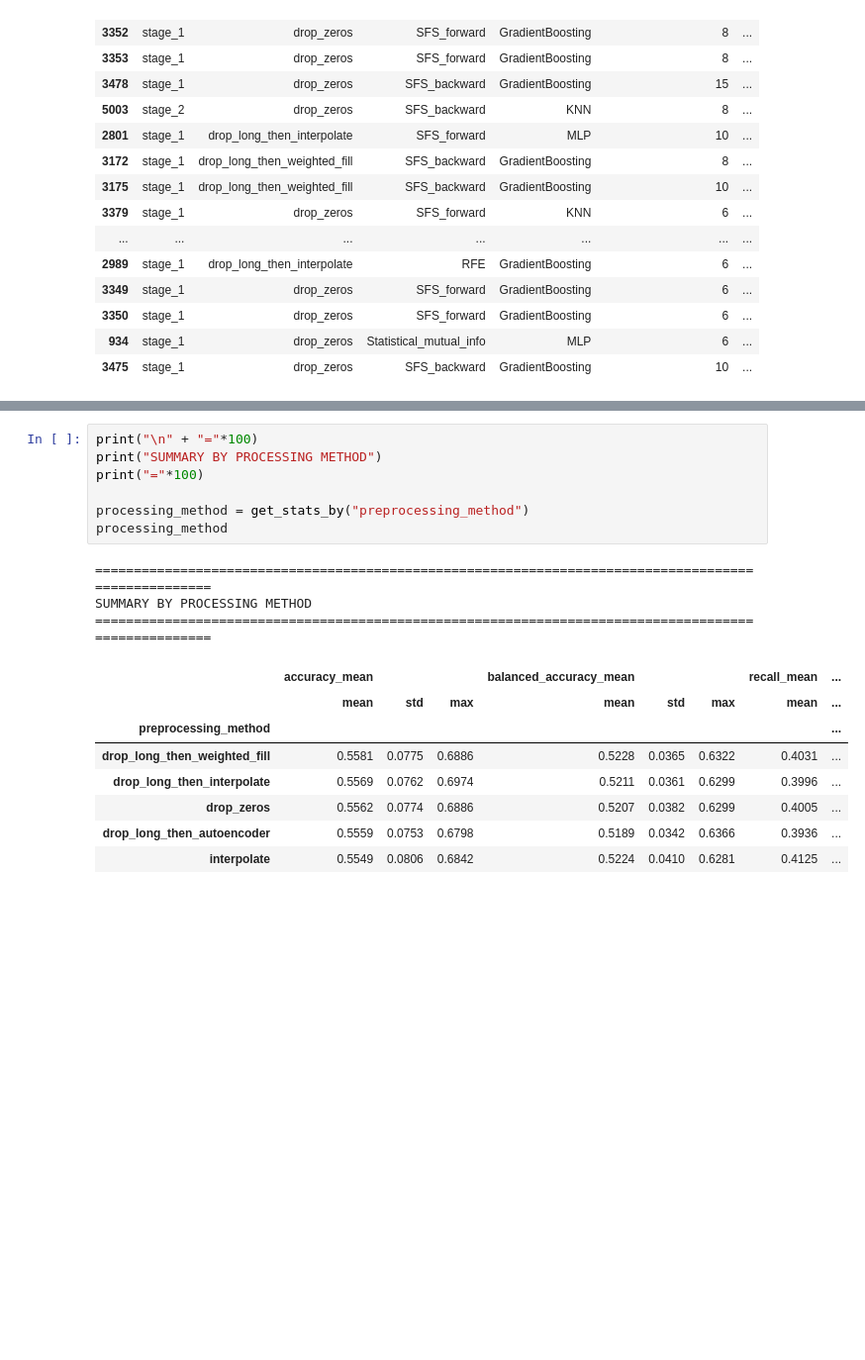
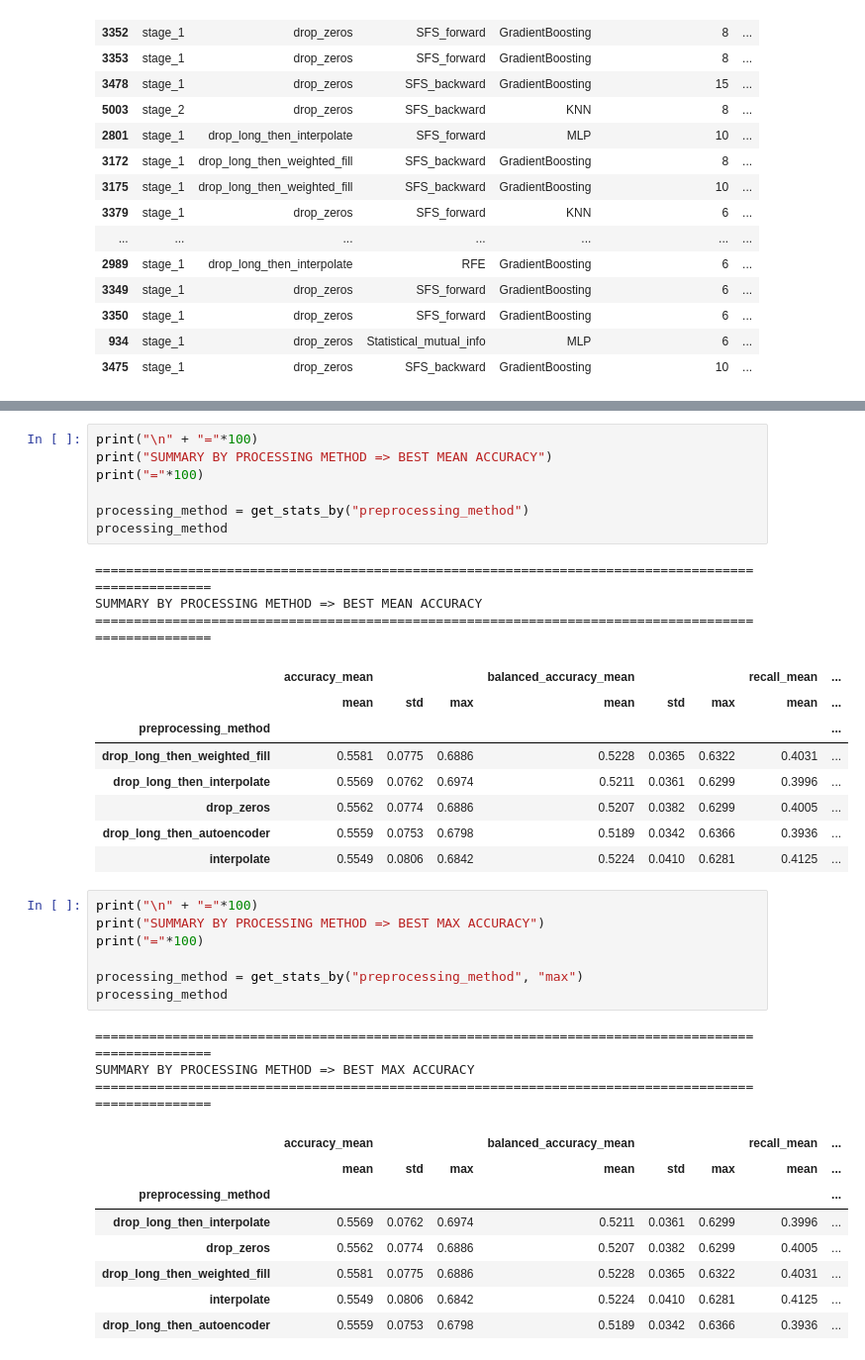
Before and after one commit to KonstantinosVard/Classification-of-cardiotocographic-signals-based-on-HRV, a Jupyter notebook: 5)classification.ipynb, the cells around one changed output, grey strips where cells are left out. Shown at 99% size. Drawn from its saved outputs; the diff is of its cells as text; blank space fills up the shorter version.

```diff
--- a/5)classification.ipynb
+++ b/5)classification.ipynb
@@ -441,13 +479,13 @@ SUMMARY BY BASE ESTIMATOR
 # %%
 print("\n" + "="*100)
-print("SUMMARY BY PROCESSING METHOD")
+print("SUMMARY BY PROCESSING METHOD => BEST MEAN ACCURACY")
 print("="*100)
 
 processing_method = get_stats_by("preprocessing_method")
 processing_method
 # %% [output]
 ====================================================================================================
-SUMMARY BY PROCESSING METHOD
+SUMMARY BY PROCESSING METHOD => BEST MEAN ACCURACY
 ====================================================================================================
 |  | accuracy_mean |  |  | balanced_accuracy_mean |  |  | recall_mean | ... |
 |  | mean | std | max | mean | std | max | mean | ... |
@@ -457,5 +495,24 @@ SUMMARY BY PROCESSING METHOD
 | drop_zeros | 0.5562 | 0.0774 | 0.6886 | 0.5207 | 0.0382 | 0.6299 | 0.4005 | ... |
 | drop_long_then_autoencoder | 0.5559 | 0.0753 | 0.6798 | 0.5189 | 0.0342 | 0.6366 | 0.3936 | ... |
 | interpolate | 0.5549 | 0.0806 | 0.6842 | 0.5224 | 0.0410 | 0.6281 | 0.4125 | ... |
+# %%
+print("\n" + "="*100)
+print("SUMMARY BY PROCESSING METHOD => BEST MAX ACCURACY")
+print("="*100)
+
+processing_method = get_stats_by("preprocessing_method", "max")
+processing_method
+# %% [output]
+====================================================================================================
+SUMMARY BY PROCESSING METHOD => BEST MAX ACCURACY
+====================================================================================================
+|  | accuracy_mean |  |  | balanced_accuracy_mean |  |  | recall_mean | ... |
+|  | mean | std | max | mean | std | max | mean | ... |
+| preprocessing_method |  |  |  |  |  |  |  | ... |
+| drop_long_then_interpolate | 0.5569 | 0.0762 | 0.6974 | 0.5211 | 0.0361 | 0.6299 | 0.3996 | ... |
+| drop_zeros | 0.5562 | 0.0774 | 0.6886 | 0.5207 | 0.0382 | 0.6299 | 0.4005 | ... |
+| drop_long_then_weighted_fill | 0.5581 | 0.0775 | 0.6886 | 0.5228 | 0.0365 | 0.6322 | 0.4031 | ... |
+| interpolate | 0.5549 | 0.0806 | 0.6842 | 0.5224 | 0.0410 | 0.6281 | 0.4125 | ... |
+| drop_long_then_autoencoder | 0.5559 | 0.0753 | 0.6798 | 0.5189 | 0.0342 | 0.6366 | 0.3936 | ... |
 # %%
 print("\n" + "="*100)
```
Also changed, not shown: parts of 8 cells of this notebook, 3 other files.
